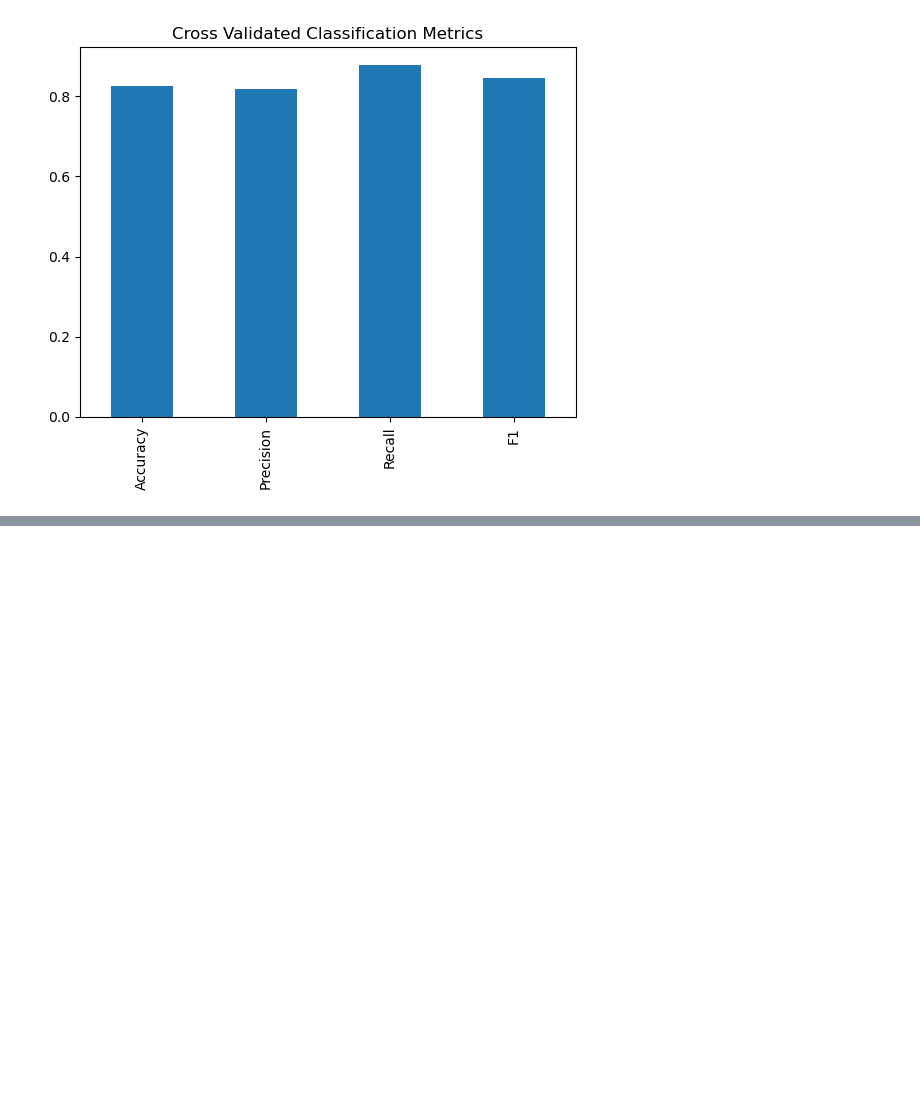
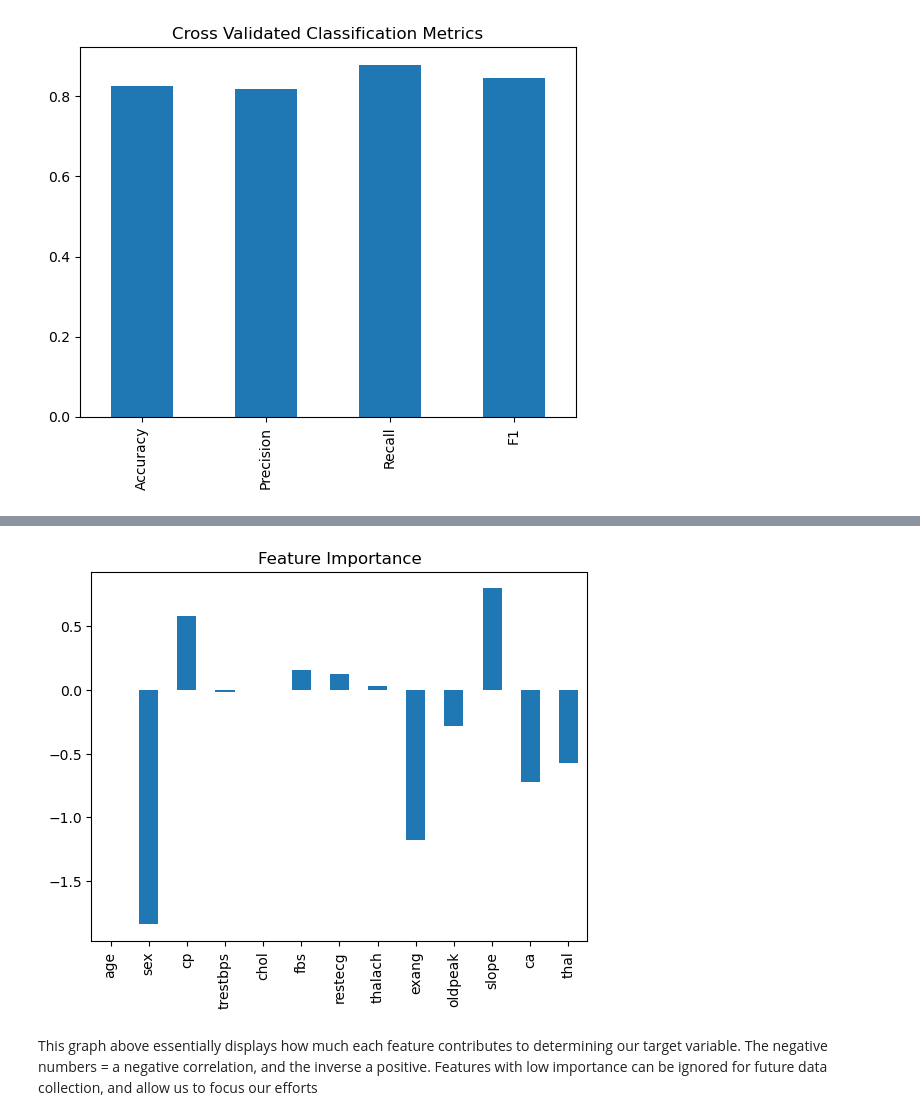
Before and after one commit to cillustrisimo/Heart-Disease-Classification-Model, a Jupyter notebook: heart-disease-classification.ipynb, the cells around one changed output, grey strips where cells are left out. Saved outputs shown, nothing was run; the diff lists cells and outputs as text; code cells hidden in the pictures; blank space fills up the shorter version.

Commit message:
add feature importance graph

```diff
--- a/heart-disease-classification.ipynb
+++ b/heart-disease-classification.ipynb
@@ -793,0 +807,2 @@ cv_metrics.T.plot.bar(title="Cross Validated Classification Metrics", legend = F
+# %%
+clf.fit(X_train, y_train)
@@ -793,0 +820,4 @@ cv_metrics.T.plot.bar(title="Cross Validated Classification Metrics", legend = F
+# %%
+# Match coef's of features to columns
+feature_dict = dict(zip(df.columns, list(clf.coef_[0])))
+feature_dict
@@ -793,0 +838,8 @@ cv_metrics.T.plot.bar(title="Cross Validated Classification Metrics", legend = F
+# %%
+# Visualize feaature importance
+feature_df = pd.DataFrame (feature_dict, index=[0])
+feature_df.T.plot.bar(title="Feature Importance", legend=False);
+# %% [output]
+[figure, added]
+# %% [markdown]
+This graph above essentially displays how much each feature contributes to determining our target variable. The negative numbers = a negative correlation, and the inverse a positive.  Features with low importance can be ignored for future data collection, and allow us to focus our efforts
```
Also changed, not shown: parts of 25 cells of this notebook.
